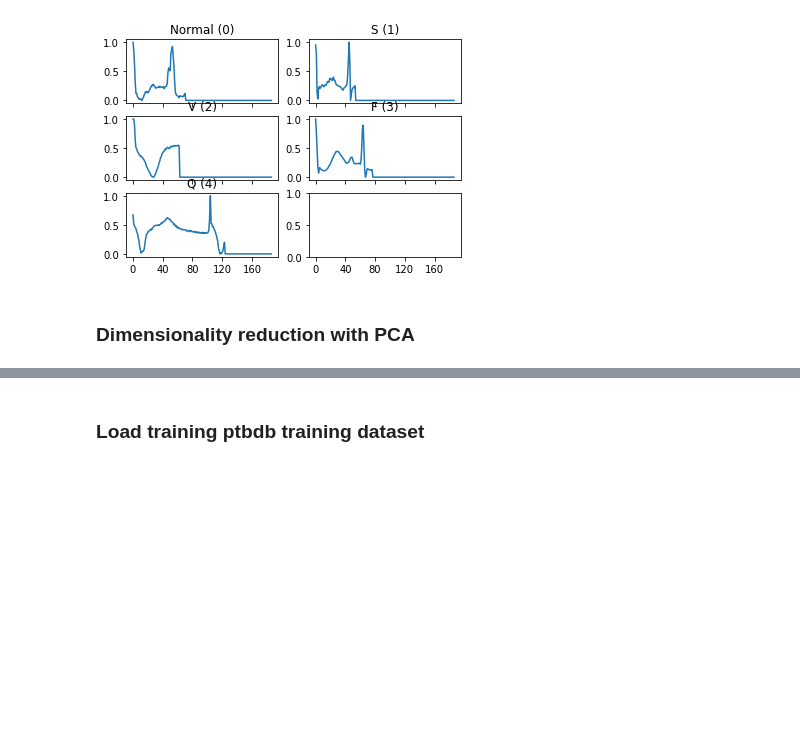
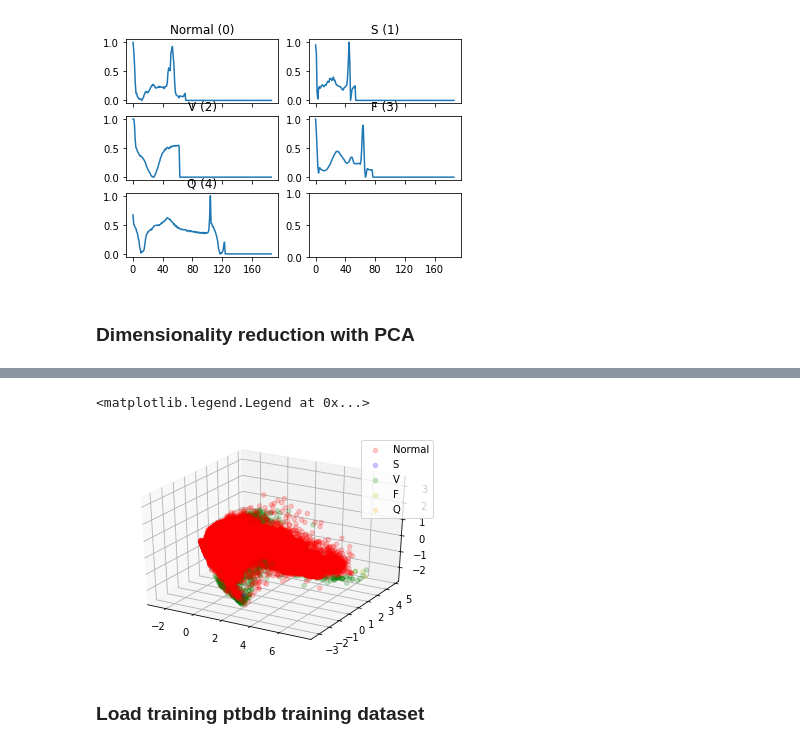
Before and after one commit to CarlosGomes98/ECG-Classification, a Jupyter notebook: Visualization.ipynb, the cells around one changed output, grey strips where cells are left out. Drawn from its saved outputs; the diff is of its cells as text; code cells hidden in the pictures; blank space fills up the shorter version.

```diff
--- a/Visualization.ipynb
+++ b/Visualization.ipynb
@@ -63,3 +64,14 @@ No handles with labels found to put in legend.
+# %%
+colors = ['r', 'b', 'g', 'y', 'orange']
+label_names = ['Normal', 'S', 'V', 'F', 'Q']
+pca = decomposition.PCA(n_components=3)
+components = pca.fit_transform(X_centered.squeeze())
+ax = plt.subplot(111, projection='3d')
+axes = [ax.scatter(components[label_index[i], 0], components[label_index[i], 1], components[label_index[i], 2], c=colors[i], alpha = 0.2, label=label_names[i]) for i in range(5)]
+plt.legend(axes, label_names)
+# %% [output]
+<matplotlib.legend.Legend at 0x...>
+[figure, added]
 # %% [markdown]
 ### Load training ptbdb training dataset
 # %%
```
Also changed, not shown: parts of 6 cells of this notebook.
